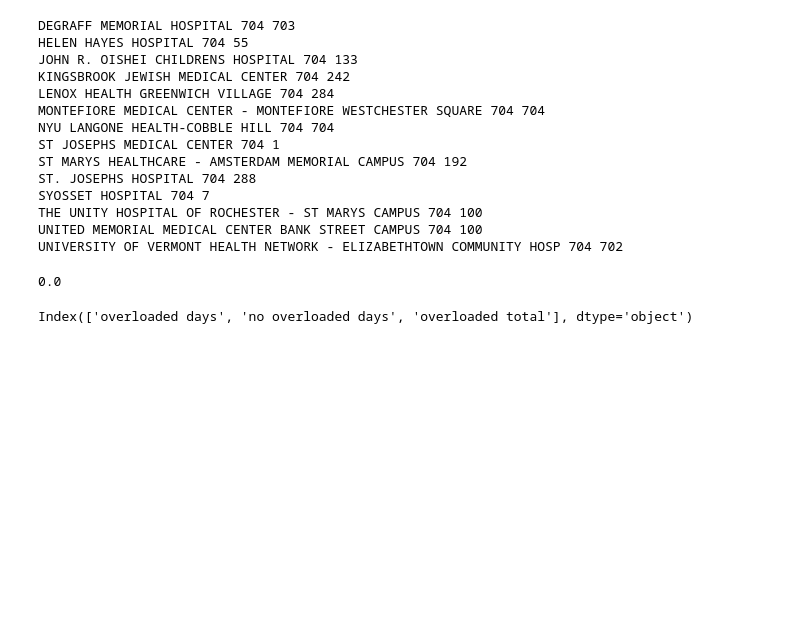
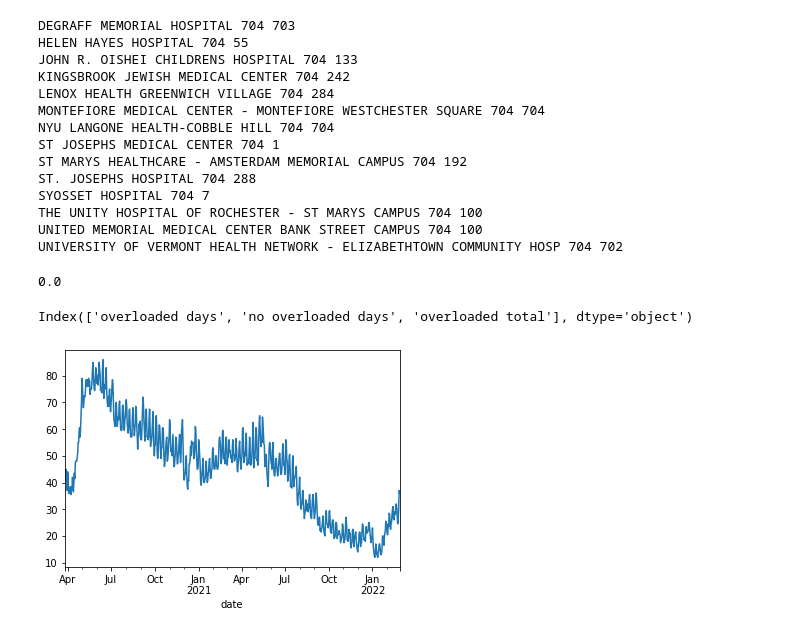
Before and after one commit to AnishaMathur/NY-State-Covid-Analysis, a Jupyter notebook: notebooks/ML_analysis.ipynb, the cells around one changed output. Cells and saved outputs as stored; diff of their text form; code cells hidden in the pictures; blank space fills up the shorter version.

Commit message:
Added Historical plots

```diff
--- a/notebooks/ML_analysis.ipynb
+++ b/notebooks/ML_analysis.ipynb
@@ -329,0 +328,5 @@ Index(['overloaded days', 'no overloaded days', 'overloaded total'], dtype='obje
+# %%
+# Here is the historical analysis of overload
+subset = df.copy()
+subset['overload_count'] = subset['Number of Beds Available'] + \
+    subset['Number of ICU Beds Available'] - subset['Patients Newly Admitted']
@@ -329,0 +339,4 @@ Index(['overloaded days', 'no overloaded days', 'overloaded total'], dtype='obje
+# %%
+data = subset.groupby(['date']).median()['overload'].plot()
+# %% [output]
+[figure, added]
```
Also changed, not shown: parts of 2 cells of this notebook.
